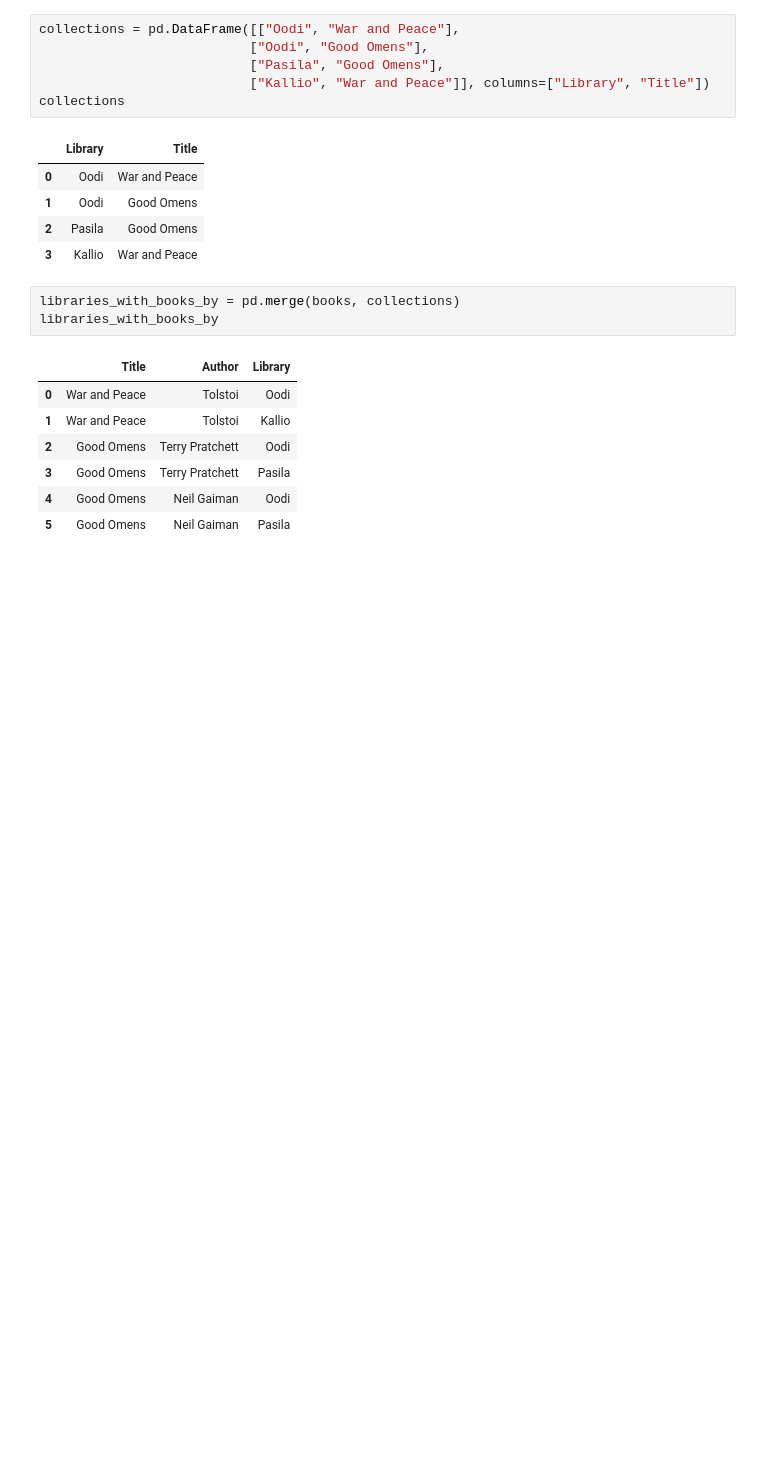
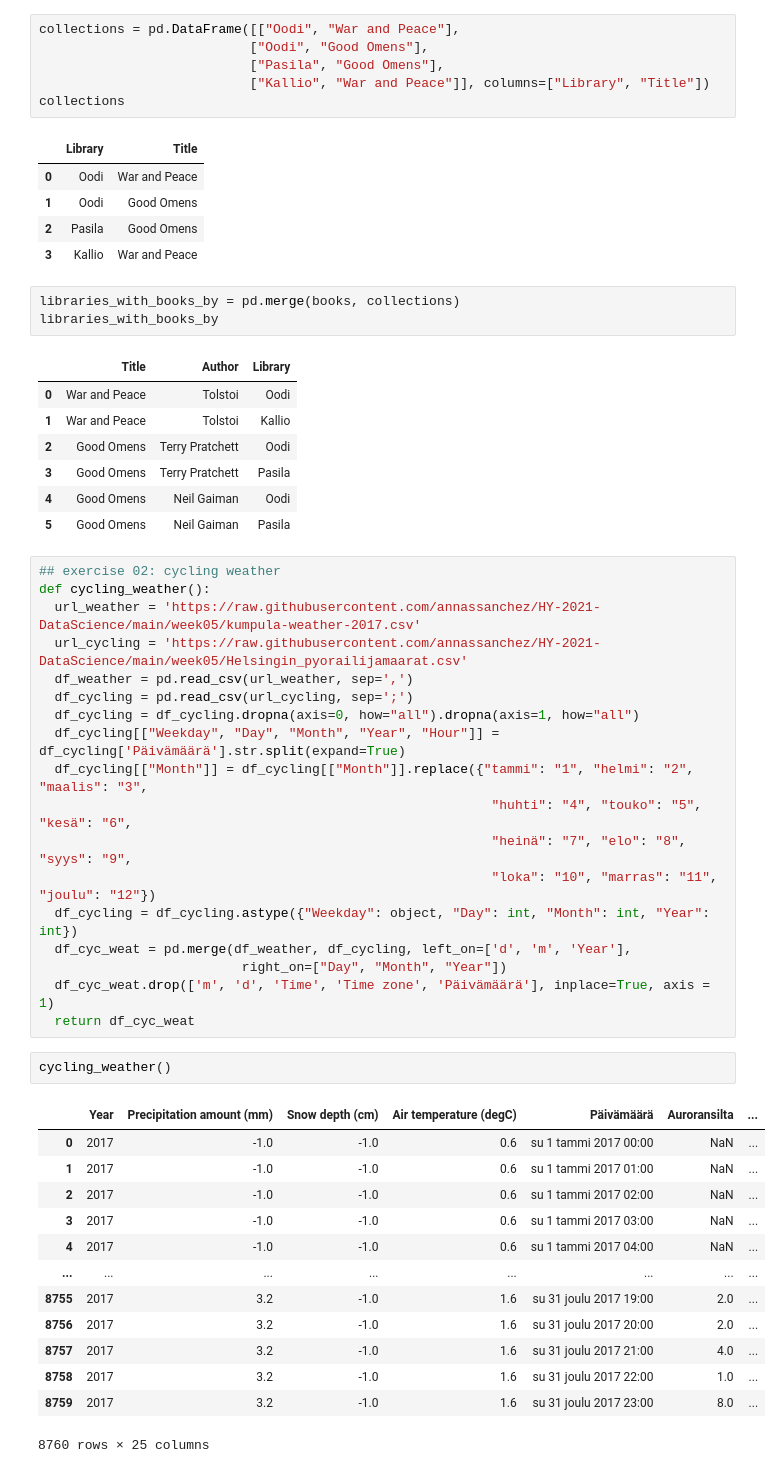
Before and after one commit to annassanchez/HY-2021-DataScience, a Jupyter notebook: week05/week05.ipynb, the cells around one changed output. Drawn from its saved outputs; the diff is of its cells as text; blank space fills up the shorter version.

```diff
--- a/week05/week05.ipynb
+++ b/week05/week05.ipynb
@@ -328,3 +328,37 @@ libraries_with_books_by
 | 3 | Good Omens | Terry Pratchett | Pasila |
 | 4 | Good Omens | Neil Gaiman | Oodi |
 | 5 | Good Omens | Neil Gaiman | Pasila |
+# %%
+## exercise 02: cycling weather
+def cycling_weather():
+  url_weather = 'https://raw.githubusercontent.com/annassanchez/HY-2021-DataScience/main/week05/kumpula-weather-2017.csv'
+  url_cycling = 'https://raw.githubusercontent.com/annassanchez/HY-2021-DataScience/main/week05/Helsingin_pyorailijamaarat.csv'
+  df_weather = pd.read_csv(url_weather, sep=',')
+  df_cycling = pd.read_csv(url_cycling, sep=';')
+  df_cycling = df_cycling.dropna(axis=0, how="all").dropna(axis=1, how="all")
+  df_cycling[["Weekday", "Day", "Month", "Year", "Hour"]] = df_cycling['Päivämäärä'].str.split(expand=True)
+  df_cycling[["Month"]] = df_cycling[["Month"]].replace({"tammi": "1", "helmi": "2", "maalis": "3",
+                                                          "huhti": "4", "touko": "5", "kesä": "6",
+                                                          "heinä": "7", "elo": "8", "syys": "9",
+                                                          "loka": "10", "marras": "11", "joulu": "12"})
+  df_cycling = df_cycling.astype({"Weekday": object, "Day": int, "Month": int, "Year": int})
+  df_cyc_weat = pd.merge(df_weather, df_cycling, left_on=['d', 'm', 'Year'],
+                          right_on=["Day", "Month", "Year"])
+  df_cyc_weat.drop(['m', 'd', 'Time', 'Time zone', 'Päivämäärä'], inplace=True, axis = 1)
+  return df_cyc_weat
+# %%
+cycling_weather()
+# %% [output]
+|  | Year | Precipitation amount (mm) | Snow depth (cm) | Air temperature (degC) | Päivämäärä | Auroransilta | ... |
+| 0 | 2017 | -1.0 | -1.0 | 0.6 | su 1 tammi 2017 00:00 | NaN | ... |
+| 1 | 2017 | -1.0 | -1.0 | 0.6 | su 1 tammi 2017 01:00 | NaN | ... |
+| 2 | 2017 | -1.0 | -1.0 | 0.6 | su 1 tammi 2017 02:00 | NaN | ... |
+| 3 | 2017 | -1.0 | -1.0 | 0.6 | su 1 tammi 2017 03:00 | NaN | ... |
+| 4 | 2017 | -1.0 | -1.0 | 0.6 | su 1 tammi 2017 04:00 | NaN | ... |
+| ... | ... | ... | ... | ... | ... | ... | ... |
+| 8755 | 2017 | 3.2 | -1.0 | 1.6 | su 31 joulu 2017 19:00 | 2.0 | ... |
+| 8756 | 2017 | 3.2 | -1.0 | 1.6 | su 31 joulu 2017 20:00 | 2.0 | ... |
+| 8757 | 2017 | 3.2 | -1.0 | 1.6 | su 31 joulu 2017 21:00 | 4.0 | ... |
+| 8758 | 2017 | 3.2 | -1.0 | 1.6 | su 31 joulu 2017 22:00 | 1.0 | ... |
+| 8759 | 2017 | 3.2 | -1.0 | 1.6 | su 31 joulu 2017 23:00 | 8.0 | ... |
+8760 rows × 25 columns
```
Also changed, not shown: parts of 1 cell of this notebook.
